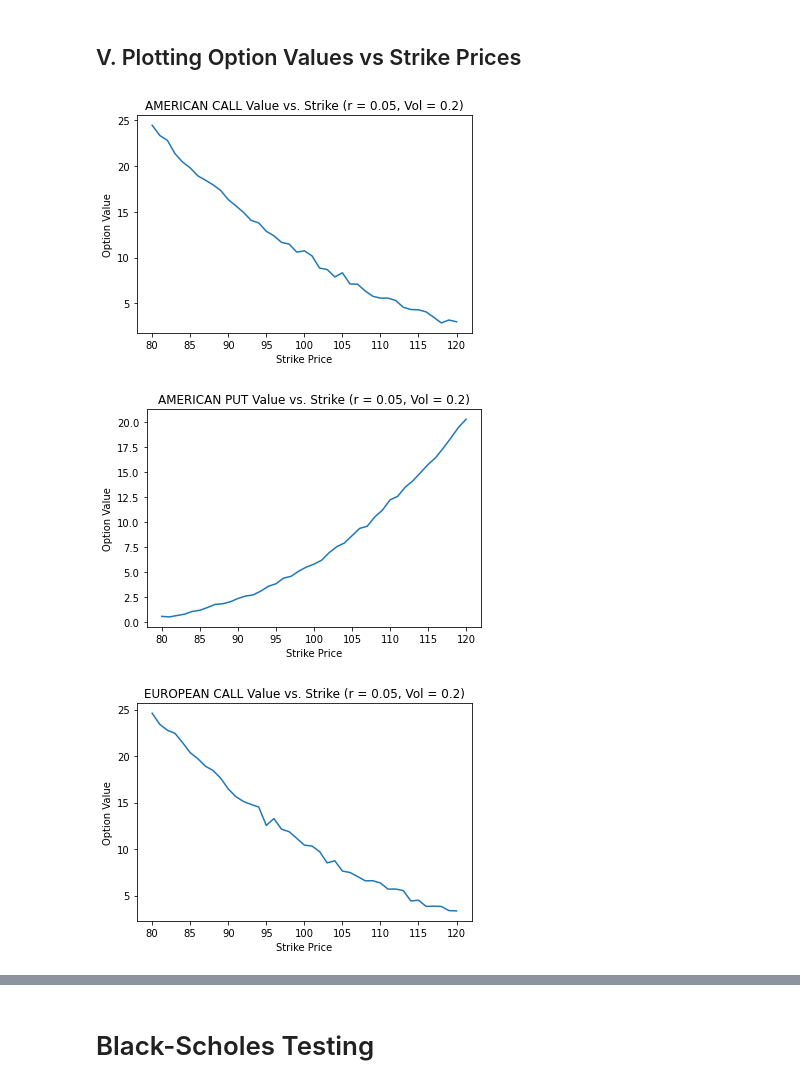
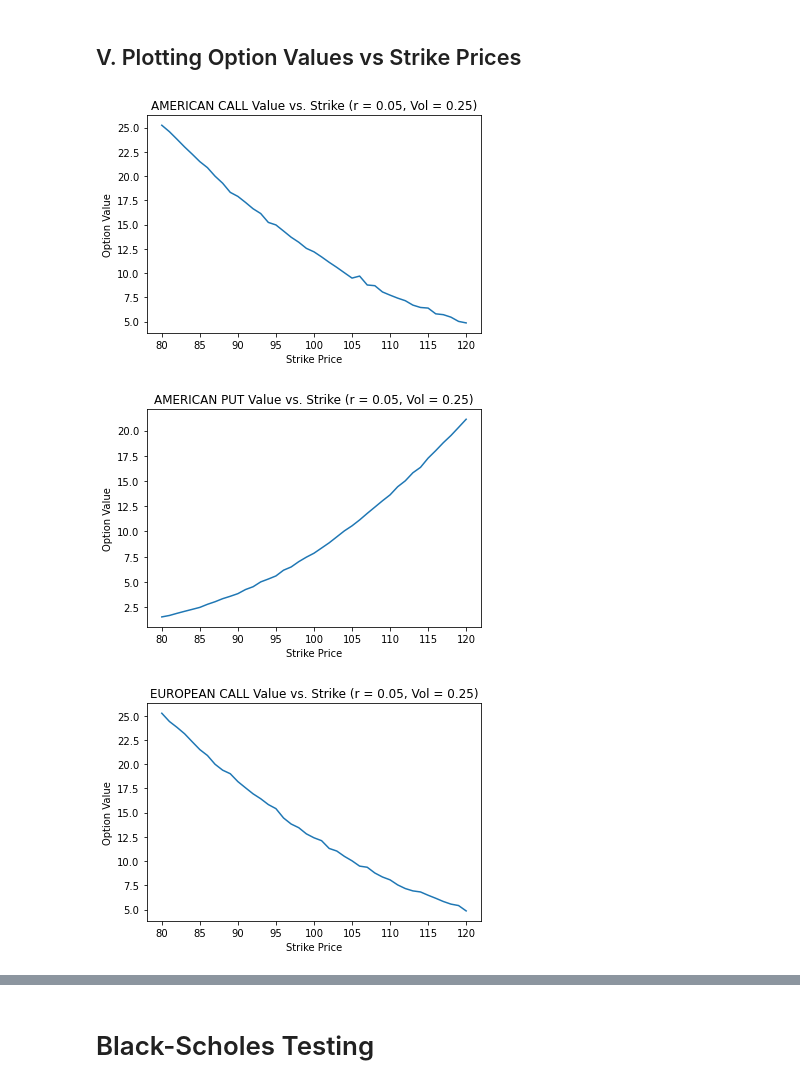
Before and after one commit to jkclem/options-pricing, a Jupyter notebook: python/testing.ipynb, the cells around one changed output, grey strips where cells are left out. Cells and saved outputs as stored; diff of their text form; code cells hidden in the pictures.

```diff
--- a/python/testing.ipynb
+++ b/python/testing.ipynb
@@ -8,23 +8,14 @@ import numpy as np
 # %% [markdown]
 ## II. Set Parameters
 # %%
-np.random.seed(100)
-
 # Option variables.
 spot0 = 100
-call_strike = 95
-put_strike = 95
+call_strike = 110
+put_strike = 110
 r = 0.05
-vol = 0.2
+vol = 0.25
 start_date = datetime(year=2022, month=1, day=1)
 expire_date = datetime(year=2023, month=1, day=1)
-
-# Monte Carlo pricing variables.
-steps = 48
-num_paths = 500
-anti_paths = True
-mo_match = True
-save_paths = True
 # %% [markdown]
 ## III. Test Monte Carlo Pricing (Geometric Brownian Motion)
 # %%
@@ -72,30 +137,30 @@ plot_sim_paths(steps, european_put, linestyles='dashed', color='k', label='Strik
 # %% [markdown]
 ## V. Plotting Option Values vs Strike Prices
+# %%
+strike_delta = 20
+# Monte Carlo pricing variables.
+steps = 48
+num_paths = 10000
+anti_paths = True
+mo_match = True
+save_paths = True
 # %%
-strike_delta = 20
-# Monte Carlo pricing variables.
-steps = 50
-num_paths = 1000
-anti_paths = True
-mo_match = True
-save_paths = True
-
 plot_value_vs_strike(strike_delta=strike_delta,
                      opt_type='call',
                      spot0=spot0,
                      r=r,
                      vol=vol,
                      exercise='american',
                      start_date=start_date,
                      expire_date=expire_date,
                      method='mc',
                      steps=steps,
                      num_paths=num_paths,
                      anti_paths=anti_paths,
                      mo_match=mo_match
                     )
 # %% [output]
-[figure, old version]
+[figure, new version]
 # %%
 plot_value_vs_strike(strike_delta=strike_delta,
                      opt_type='put',
@@ -112,7 +177,7 @@ plot_value_vs_strike(strike_delta=strike_delta,
                      mo_match=mo_match
                     )
 # %% [output]
-[figure, old version]
+[figure, new version]
 # %%
 plot_value_vs_strike(strike_delta=strike_delta,
                      opt_type='call',
@@ -129,7 +194,7 @@ plot_value_vs_strike(strike_delta=strike_delta,
                      mo_match=mo_match
                     )
 # %% [output]
-[figure, old version]
+[figure, new version]
 # %%
 plot_value_vs_strike(strike_delta=strike_delta,
                      opt_type='put',
```
Also changed, not shown: parts of 13 cells of this notebook, 1 other file.
